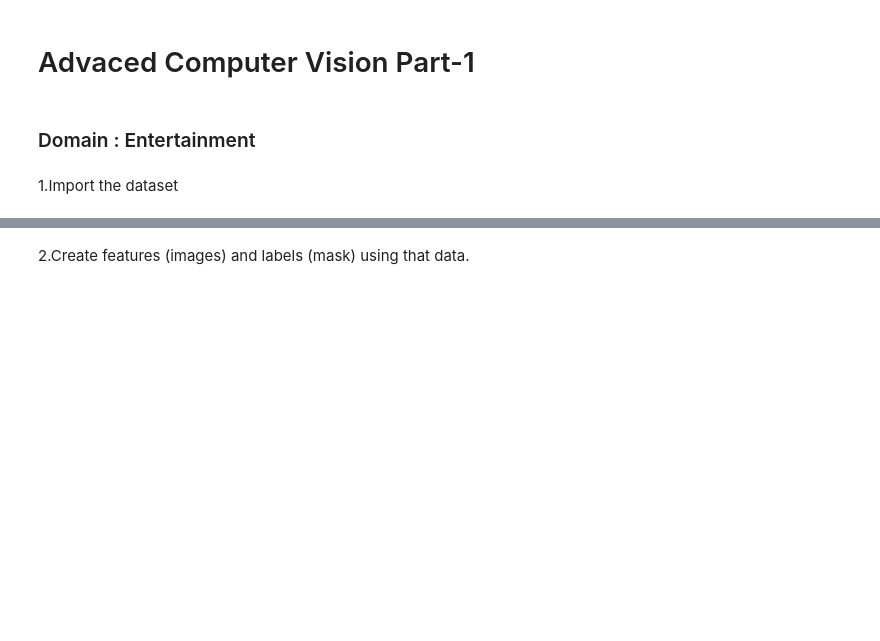
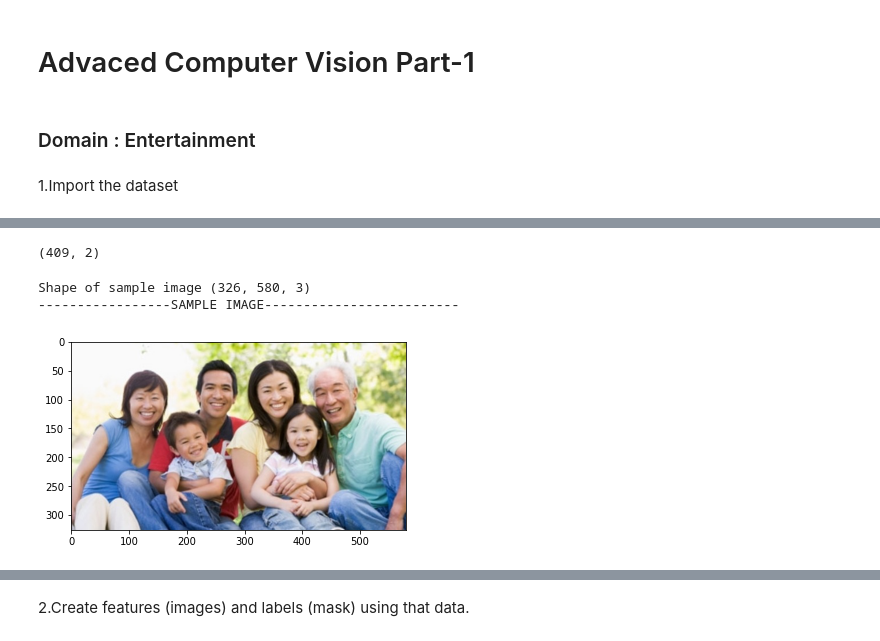
Before and after one commit to SelvamRaju/Advanced-Computer-Vision, a Jupyter notebook: Advanced_Computer_Vision_Part_1.ipynb, the cells around one changed output, grey strips where cells are left out. Saved outputs shown, nothing was run; the diff lists cells and outputs as text; code cells hidden in the pictures; blank space fills up the shorter version.

```diff
--- a/Advanced_Computer_Vision_Part_1.ipynb
+++ b/Advanced_Computer_Vision_Part_1.ipynb
@@ -8,0 +51,21 @@
+# %%
+#Loading the npy file
+data = np.load('Part 1- Train data - images.npy',allow_pickle= True)
+# %%
+#Shape
+data.shape
+# %% [output]
+(409, 2)
+# %%
+# Displaying 1 sample image in the dataset
+
+sampleImage = data[4,0] # Choosing 4,0 because it has more faces and the metadata too displays 6 sets in next cell
+print('Shape of sample image',sampleImage.shape)
+print('-----------------SAMPLE IMAGE-------------------------')
+
+plt.imshow(sampleImage)
+plt.show()
+# %% [output]
+Shape of sample image (326, 580, 3)
+-----------------SAMPLE IMAGE-------------------------
+[figure, added]
```
Also changed, not shown: parts of 27 cells of this notebook.
